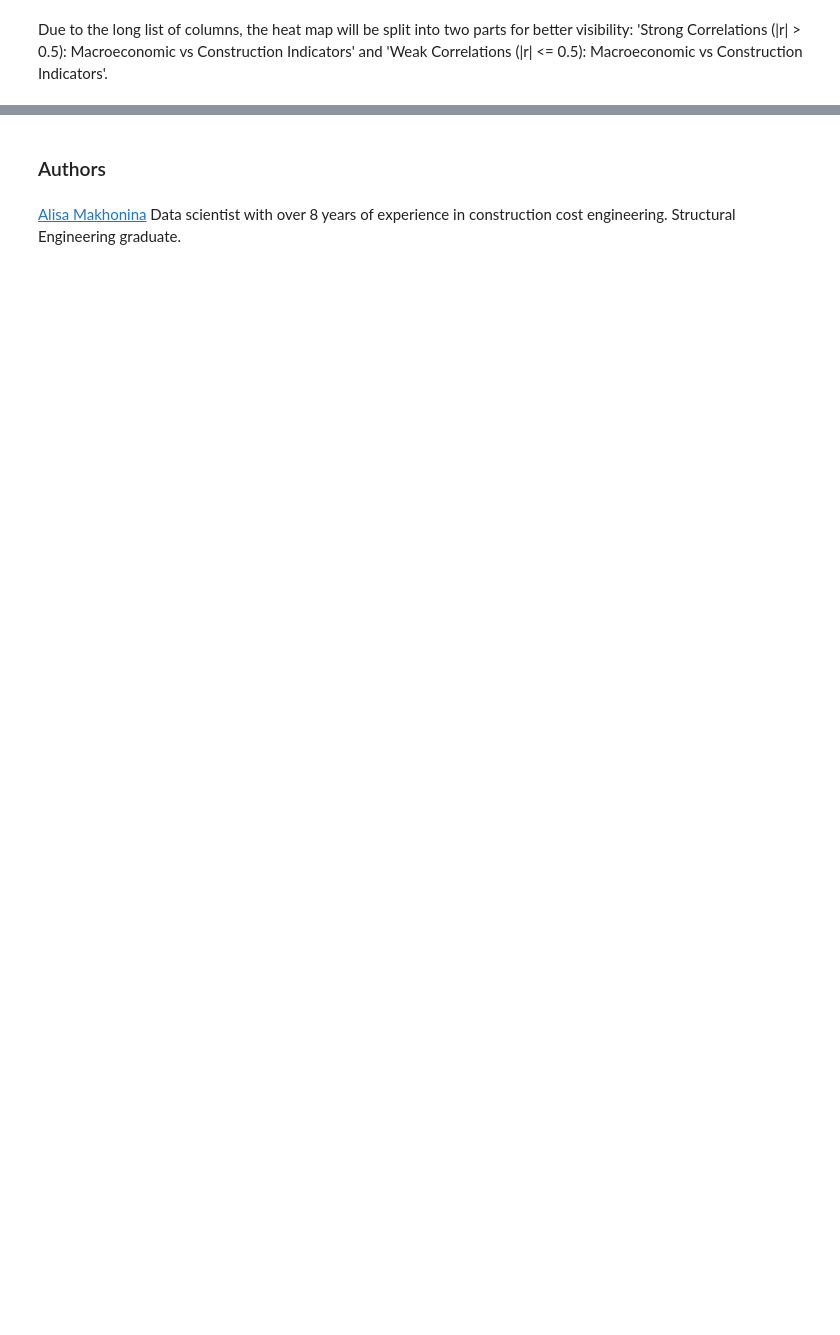
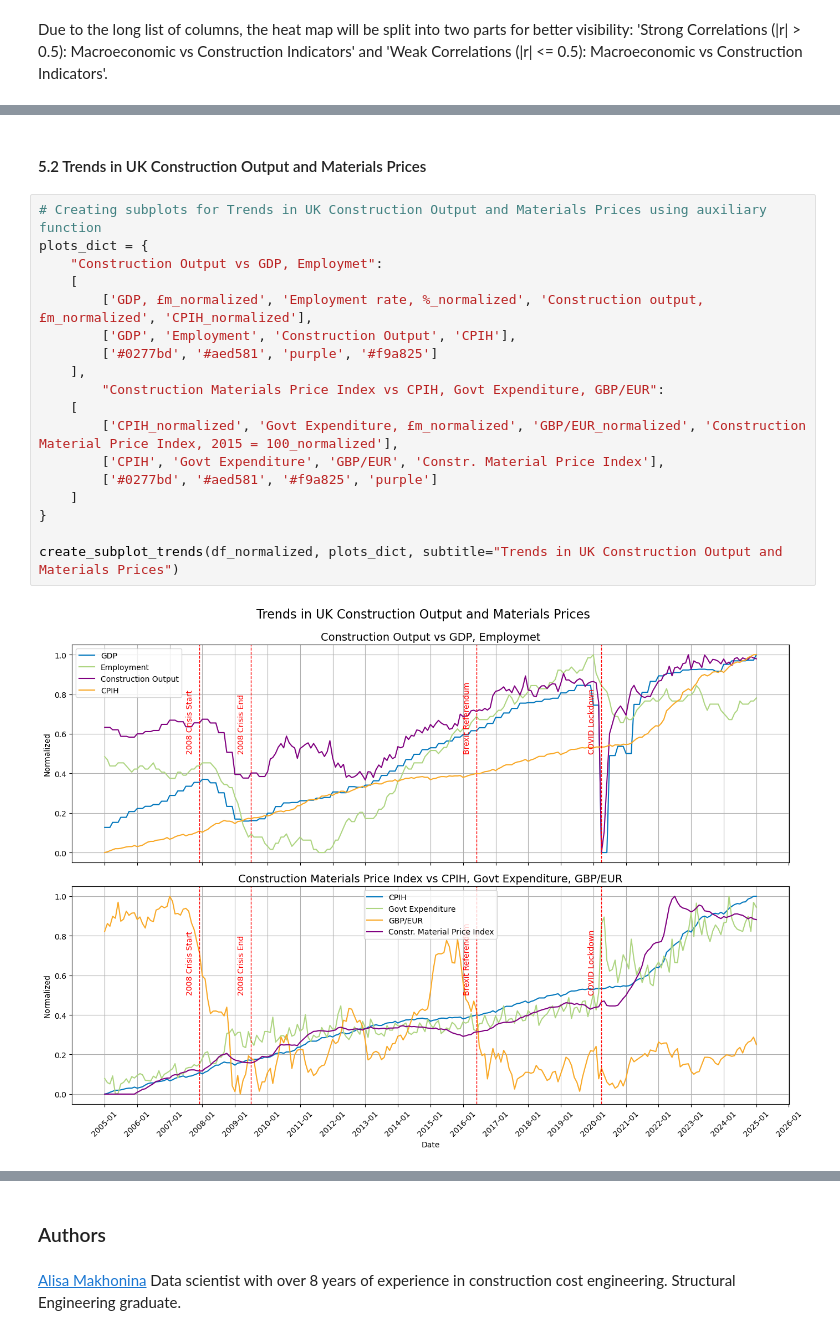
Before and after one commit to Alisa-Makhonina/Macroeconomic_indicators_vs_Construction_indicators, a Jupyter notebook: 4_Exploratory Data Analysis.ipynb, the cells around one changed output, grey strips where cells are left out. Drawn from its saved outputs; the diff is of its cells as text; blank space fills up the shorter version.

```diff
--- a/4_Exploratory Data Analysis.ipynb
+++ b/4_Exploratory Data Analysis.ipynb
@@ -141,0 +352,22 @@ The correlation heatmaps reveals strong ties between construction output, small
+# %% [markdown]
+#### 5.2 Trends in UK Construction Output and Materials Prices
+# %%
+# Creating subplots for Trends in UK Construction Output and Materials Prices using auxiliary function
+plots_dict = {
+    "Construction Output vs GDP, Employmet":
+    [
+        ['GDP, £m_normalized', 'Employment rate, %_normalized', 'Construction output, £m_normalized', 'CPIH_normalized'],
+        ['GDP', 'Employment', 'Construction Output', 'CPIH'],
+        ['#0277bd', '#aed581', 'purple', '#f9a825']
+    ],
+        "Construction Materials Price Index vs CPIH, Govt Expenditure, GBP/EUR":
+    [
+        ['CPIH_normalized', 'Govt Expenditure, £m_normalized', 'GBP/EUR_normalized', 'Construction Material Price Index, 2015 = 100_normalized'],
+        ['CPIH', 'Govt Expenditure', 'GBP/EUR', 'Constr. Material Price Index'],
+        ['#0277bd', '#aed581', '#f9a825', 'purple']
+    ]
+}
+
+create_subplot_trends(df_normalized, plots_dict, subtitle="Trends in UK Construction Output and Materials Prices")
+# %% [output]
+[figure, added]
```
Also changed, not shown: parts of 17 cells of this notebook.
